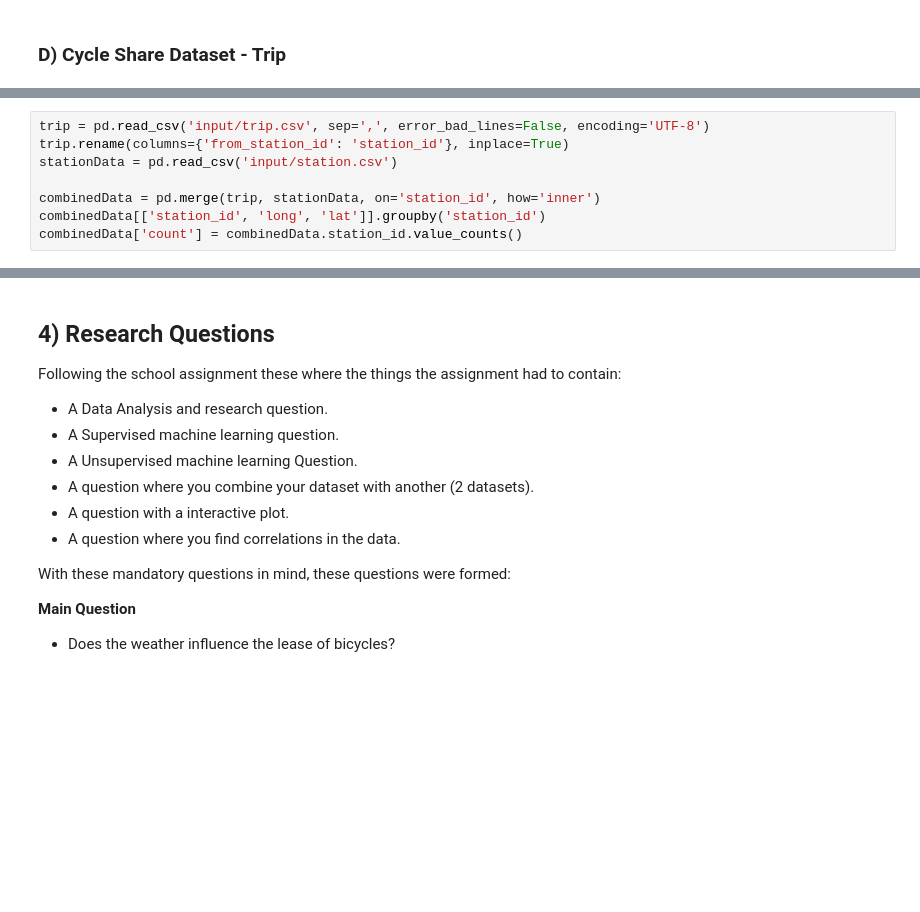
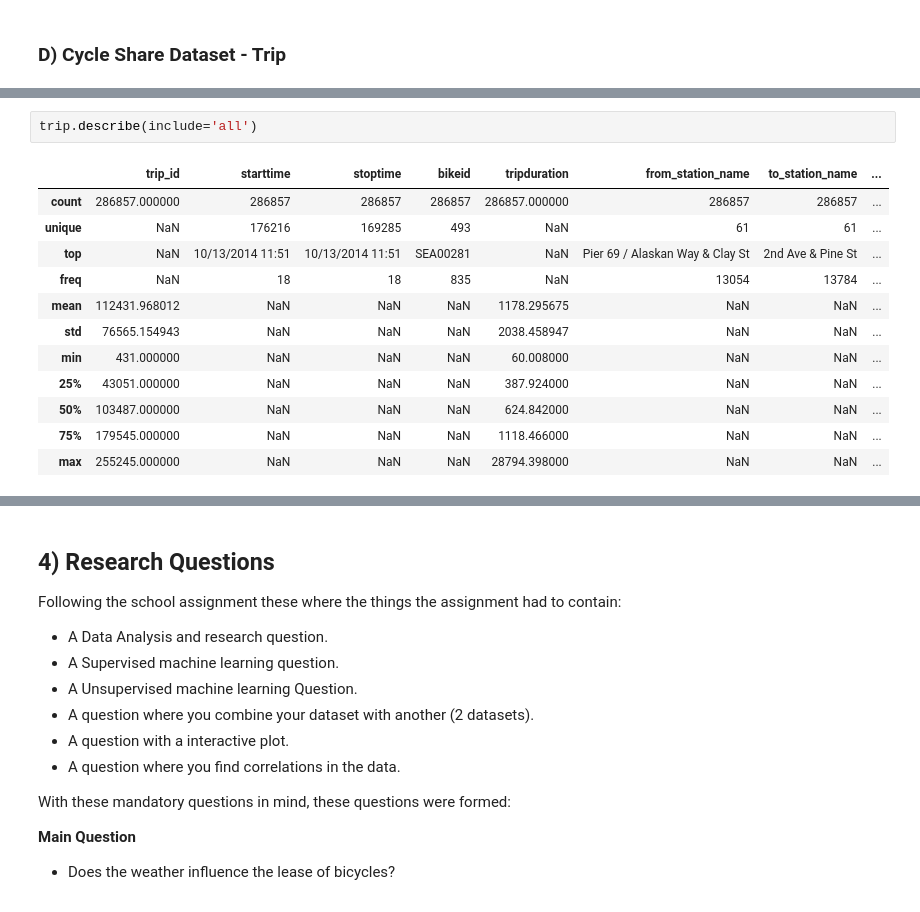
Before and after one commit to JeroenBoshuis/DataScience_Casus, a Jupyter notebook: Did it rain in Seattle and does this affect cycling.ipynb, the cells around one changed output, grey strips where cells are left out. Cells and saved outputs as stored; diff of their text form; blank space fills up the shorter version.

Commit message:
Restore data analysis
Restored data analysis

```diff
--- a/Did it rain in Seattle and does this affect cycling.ipynb
+++ b/Did it rain in Seattle and does this affect cycling.ipynb
@@ -336,8 +522,0 @@ NameError: name 'trip' is not defined
-# %%
-trip = pd.read_csv('input/trip.csv', sep=',', error_bad_lines=False, encoding='UTF-8')
-trip.rename(columns={'from_station_id': 'station_id'}, inplace=True)
-stationData = pd.read_csv('input/station.csv')
-
-combinedData = pd.merge(trip, stationData, on='station_id', how='inner')
-combinedData[['station_id', 'long', 'lat']].groupby('station_id')
-combinedData['count'] = combinedData.station_id.value_counts()
@@ -422,0 +614,15 @@ combinedData[['station_id', 'long', 'lat', 'count']]
+# %%
+trip.describe(include='all')
+# %% [output]
+|  | trip_id | starttime | stoptime | bikeid | tripduration | from_station_name | to_station_name | ... |
+| count | 286857.000000 | 286857 | 286857 | 286857 | 286857.000000 | 286857 | 286857 | ... |
+| unique | NaN | 176216 | 169285 | 493 | NaN | 61 | 61 | ... |
+| top | NaN | 10/13/2014 11:51 | 10/13/2014 11:51 | SEA00281 | NaN | Pier 69 / Alaskan Way & Clay St | 2nd Ave & Pine St | ... |
+| freq | NaN | 18 | 18 | 835 | NaN | 13054 | 13784 | ... |
+| mean | 112431.968012 | NaN | NaN | NaN | 1178.295675 | NaN | NaN | ... |
+| std | 76565.154943 | NaN | NaN | NaN | 2038.458947 | NaN | NaN | ... |
+| min | 431.000000 | NaN | NaN | NaN | 60.008000 | NaN | NaN | ... |
+| 25% | 43051.000000 | NaN | NaN | NaN | 387.924000 | NaN | NaN | ... |
+| 50% | 103487.000000 | NaN | NaN | NaN | 624.842000 | NaN | NaN | ... |
+| 75% | 179545.000000 | NaN | NaN | NaN | 1118.466000 | NaN | NaN | ... |
+| max | 255245.000000 | NaN | NaN | NaN | 28794.398000 | NaN | NaN | ... |
```
Also changed, not shown: parts of 30 cells of this notebook.
